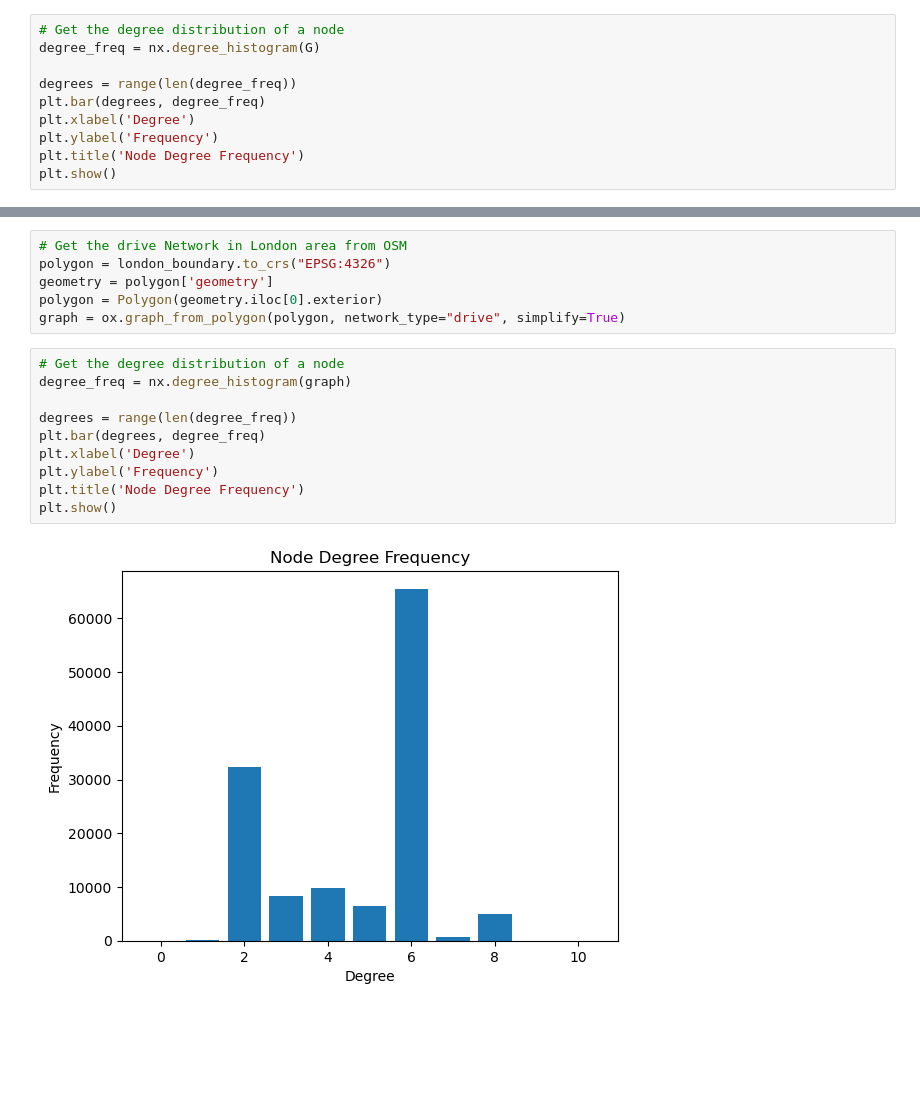
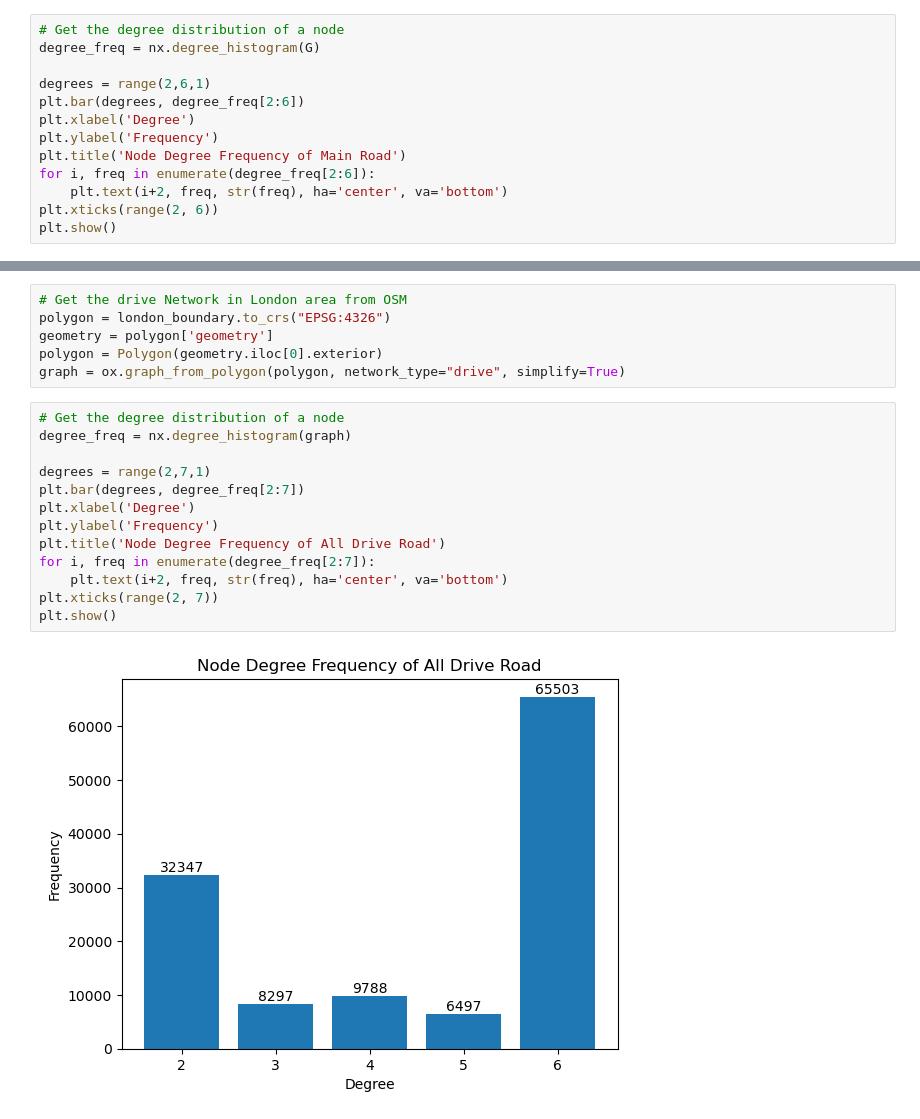
Before and after one commit to X-Fan-Jack/SmartTrafficLight-ABM-RL, a Jupyter notebook: data_analysis/0_project_network.ipynb, the cells around one changed output, grey strips where cells are left out. Cells and saved outputs as stored; diff of their text form; blank space fills up the shorter version.

```diff
--- a/data_analysis/0_project_network.ipynb
+++ b/data_analysis/0_project_network.ipynb
@@ -81,10 +87,13 @@ plt.show()
 # Get the degree distribution of a node
 degree_freq = nx.degree_histogram(G)
 
-degrees = range(len(degree_freq))
-plt.bar(degrees, degree_freq)
+degrees = range(2,6,1)
+plt.bar(degrees, degree_freq[2:6])
 plt.xlabel('Degree')
 plt.ylabel('Frequency')
-plt.title('Node Degree Frequency')
+plt.title('Node Degree Frequency of Main Road')
+for i, freq in enumerate(degree_freq[2:6]):
+    plt.text(i+2, freq, str(freq), ha='center', va='bottom')
+plt.xticks(range(2, 6))
 plt.show()
 # %% [output]
@@ -101,12 +110,15 @@ graph = ox.graph_from_polygon(polygon, network_type="drive", simplify=True)
 # %%
 # Get the degree distribution of a node
 degree_freq = nx.degree_histogram(graph)
 
-degrees = range(len(degree_freq))
-plt.bar(degrees, degree_freq)
+degrees = range(2,7,1)
+plt.bar(degrees, degree_freq[2:7])
 plt.xlabel('Degree')
 plt.ylabel('Frequency')
-plt.title('Node Degree Frequency')
+plt.title('Node Degree Frequency of All Drive Road')
+for i, freq in enumerate(degree_freq[2:7]):
+    plt.text(i+2, freq, str(freq), ha='center', va='bottom')
+plt.xticks(range(2, 7))
 plt.show()
 # %% [output]
-[figure, old version]
+[figure, new version]
```
Also changed, not shown: parts of 14 cells of this notebook, 5 other files.
